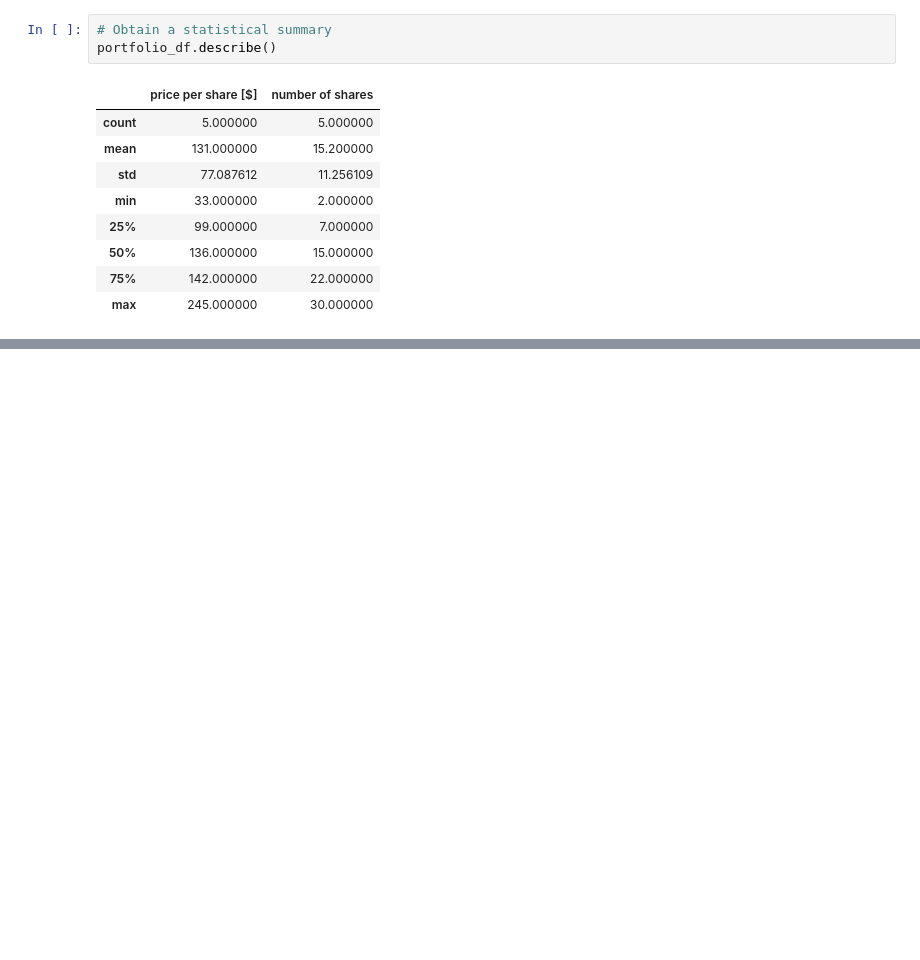
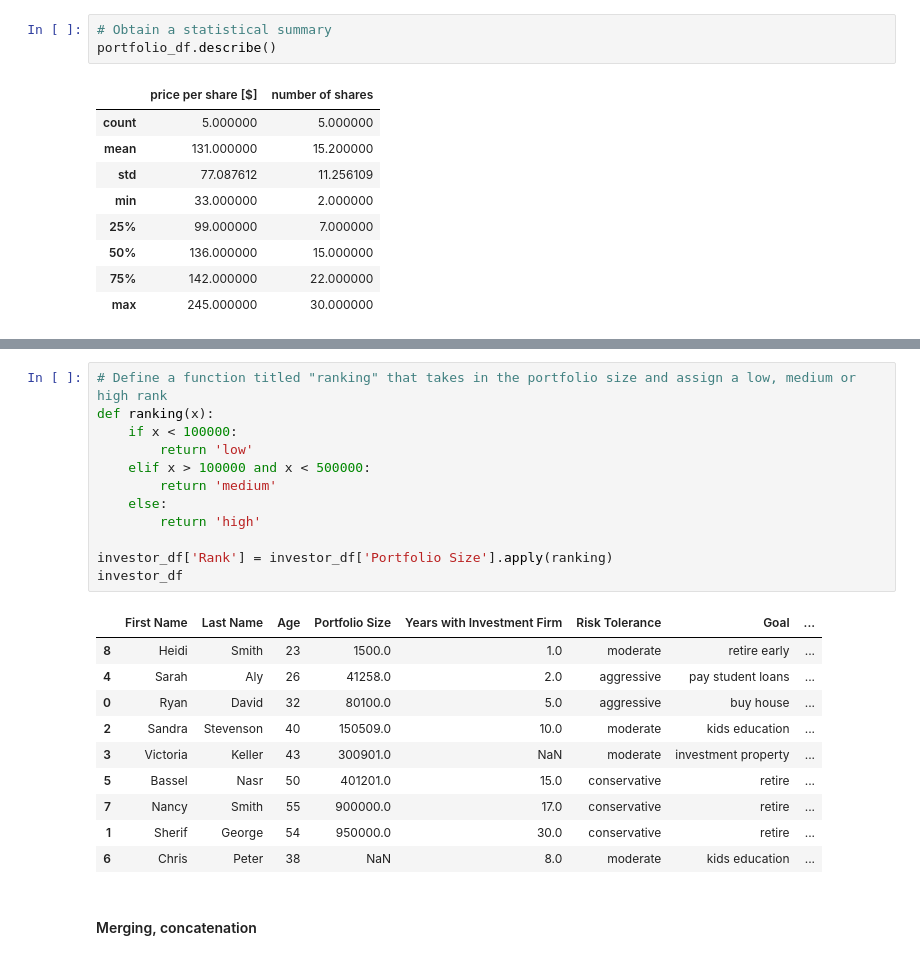
Before and after one commit to eklenks/Code, a Jupyter notebook: Education/2_pandas.ipynb, the cells around one changed output, grey strips where cells are left out. Cells and saved outputs as stored; diff of their text form; blank space fills up the shorter version.

```diff
--- a/Education/2_pandas.ipynb
+++ b/Education/2_pandas.ipynb
@@ -116,0 +314,25 @@ The total value of the portfolio = $9612
+# %%
+# Define a function titled "ranking" that takes in the portfolio size and assign a low, medium or high rank
+def ranking(x):
+    if x < 100000:
+        return 'low'
+    elif x > 100000 and x < 500000:
+        return 'medium'
+    else:
+        return 'high'
+
+investor_df['Rank'] = investor_df['Portfolio Size'].apply(ranking)
+investor_df
+# %% [output]
+|  | First Name | Last Name | Age | Portfolio Size | Years with Investment Firm | Risk Tolerance | Goal | ... |
+| 8 | Heidi | Smith | 23 | 1500.0 | 1.0 | moderate | retire early | ... |
+| 4 | Sarah | Aly | 26 | 41258.0 | 2.0 | aggressive | pay student loans | ... |
+| 0 | Ryan | David | 32 | 80100.0 | 5.0 | aggressive | buy house | ... |
+| 2 | Sandra | Stevenson | 40 | 150509.0 | 10.0 | moderate | kids education | ... |
+| 3 | Victoria | Keller | 43 | 300901.0 | NaN | moderate | investment property | ... |
+| 5 | Bassel | Nasr | 50 | 401201.0 | 15.0 | conservative | retire | ... |
+| 7 | Nancy | Smith | 55 | 900000.0 | 17.0 | conservative | retire | ... |
+| 1 | Sherif | George | 54 | 950000.0 | 30.0 | conservative | retire | ... |
+| 6 | Chris | Peter | 38 | NaN | 8.0 | moderate | kids education | ... |
+# %% [markdown]
+#### Merging, concatenation
```
Also changed, not shown: parts of 30 cells of this notebook, 1 other file.
